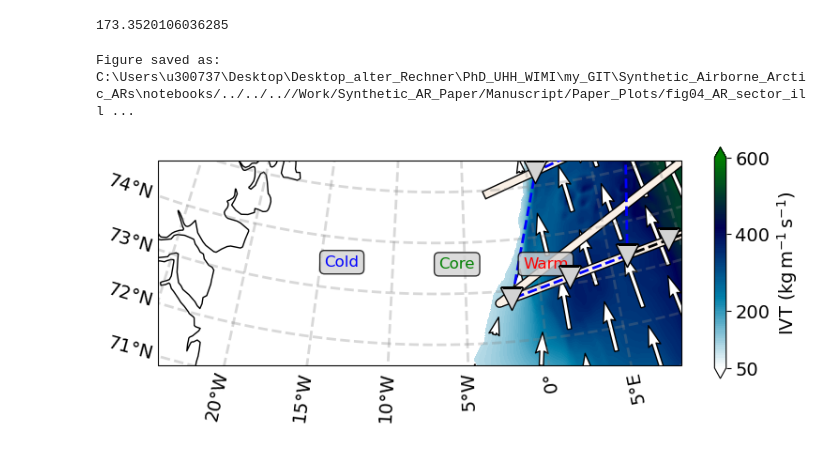
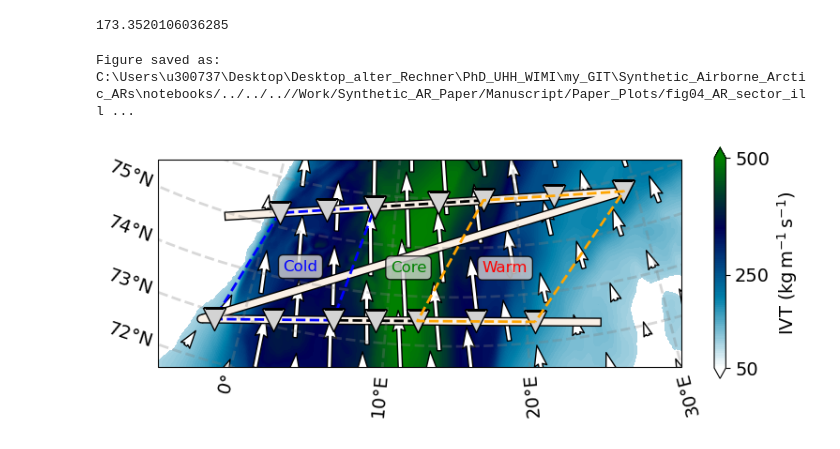
Before and after one commit to hdorff94/Synthetic_Airborne_Arctic_ARs, a Jupyter notebook: notebooks/AR_Sector_Illustration.ipynb, the cells around one changed output. Saved outputs shown, nothing was run; the diff lists cells and outputs as text; code cells hidden in the pictures.

Commit message:
Status of second revised version. Mainly corrected integrated divergence. Updated plots

```diff
--- a/notebooks/AR_Sector_Illustration.ipynb
+++ b/notebooks/AR_Sector_Illustration.ipynb
@@ -282,8 +282,6 @@ AR_inflow["AR_inflow"]["highres_Interp_IVT"].max()/3
 # %% [output]
 173.3520106036285
 # %%
-
-
 set_font=14
 matplotlib.rcParams.update({'font.size':set_font})
 # Define the plot specifications for the given variables
@@ -297,22 +295,22 @@ met_var_dict["units"]       = {"IWV":"(kg/$\mathrm{m}^2$)",
 
 lat2=np.array(carra_ivt["latitude"][:])
 lon2=np.array(carra_ivt["longitude"][:])
-lower_lon=-24
-lower_lat=71
-upper_lon=8
-upper_lat=75
+lower_lon=-5
+lower_lat=72
+upper_lon=30
+upper_lat=76
 # Sector specification
 #with plt.style.context(styles("typhon")):
 
 map_fig=plt.figure(figsize=(9,16))
 #gs=gridspec.GridSpec(1,1,width_ratios=[1,1])
 ax=plt.subplot(projection=ccrs.AzimuthalEquidistant(
-                                    central_longitude=-7.0,central_latitude=72))
+                                    central_longitude=15.0,central_latitude=78))
 ax.coastlines(resolution="50m")
 carra_ivt["IVT"]=carra_ivt["IVT"].where(carra_ivt["IVT"]>100)
 C1=plt.contourf(lon2,lat2,carra_ivt["IVT"].values,
                         transform=ccrs.PlateCarree(),cmap=plt.get_cmap("ocean_r"),
-                extend="both",levels=np.linspace(50,600,101))
+                extend="both",levels=np.linspace(50,500,101))
 import matplotlib.patheffects as pe
 
 plt.plot(halo_df["longitude"],halo_df["latitude"],color="linen",
@@ -363,43 +361,43 @@ plt.plot([sondes_selection["pos_all_core"]["Halo_Lon"][3],
           [sondes_selection["pos_all_core"]["Halo_Lat"][3],
           sondes_selection["pos_all_core"]["Halo_Lat"][5]],
           color="k",lw=2,ls="--",zorder=3,transform=ccrs.PlateCarree())
-plt.text(-1.0,73.42,"Warm",fontsize=12,color="red",
+plt.text(17.0,74.5,"Warm",fontsize=12,color="red",
          bbox=dict(facecolor='lightgrey',edgecolor="k",
               boxstyle="round",alpha=0.8),
          transform=ccrs.PlateCarree())
-plt.text(-6.8,73.5,"Core",fontsize=12,color="green",
+plt.text(10,74.46,"Core",fontsize=12,color="green",
          bbox=dict(facecolor='lightgrey',edgecolor="k",
               boxstyle="round",alpha=0.8),
          transform=ccrs.PlateCarree())
-plt.text(-14.7,73.4,"Cold",fontsize=12,color="blue",
+plt.text(2,74.15,"Cold",fontsize=12,color="blue",
          bbox=dict(facecolor='lightgrey',edgecolor="k",
               boxstyle="round",alpha=0.8),
          transform=ccrs.PlateCarree())
 
 cb=plt.colorbar(C1,ax=ax,shrink=0.2)
 cb.set_label("IVT ($\mathrm{kg\,m}^{-1}\,\mathrm{s}^{-1}$)",fontsize=14)
-cb.set_ticks([50,200,400,600])
+cb.set_ticks([50,250,500])
 ax.set_extent([lower_lon,upper_lon,lower_lat,upper_lat])
 ## Add quiver
 step=45
 quiver_lon=np.array(carra_ivt["longitude"][::step,::step])
 quiver_lat=np.array(carra_ivt["latitude"][::step,::step])
 u=np.array(carra_ivt["IVT_u"][::step,::step])
 v=np.array(carra_ivt["IVT_v"][::step,::step])
 
 v[v<50]=np.nan
 quiver=ax.quiver(quiver_lon,quiver_lat,u,v,color="white",
                 edgecolor="k",linewidth=1,scale=600,
                 scale_units="inches",pivot="mid",
                 width=0.008,transform=ccrs.PlateCarree())
 gl = ax.gridlines(crs=ccrs.PlateCarree(), draw_labels=True,
               linewidth=2, color='gray', alpha=0.3, linestyle='--')
 gl.xlabels_top = False
 gl.ylabels_right = False
 plot_path=major_path+"/Work/Synthetic_AR_Paper/Manuscript/Paper_Plots/"
-fig_name="fig04_AR_sector_illustration_20150314.png"
+fig_name="fig04_AR_sector_illustration_20110317.png"
 map_fig.savefig(plot_path+fig_name,dpi=600,bbox_inches="tight")
 print("Figure saved as:",plot_path+fig_name)
 # %% [output]
 Figure saved as: C:\Users\u300737\Desktop\Desktop_alter_Rechner\PhD_UHH_WIMI\my_GIT\Synthetic_Airborne_Arctic_ARs\notebooks/../../..//Work/Synthetic_AR_Paper/Manuscript/Paper_Plots/fig04_AR_sector_ill ...
-[figure, old version]
+[figure, new version]
```
Also changed, not shown: 8 other files.
